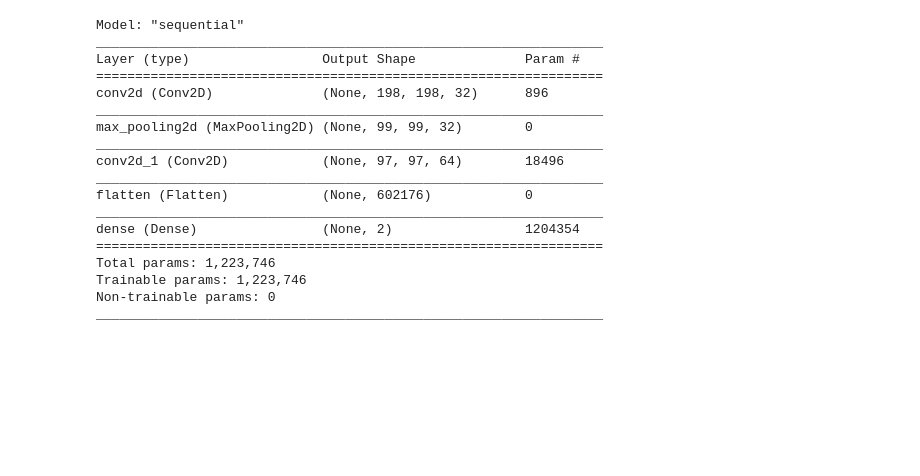
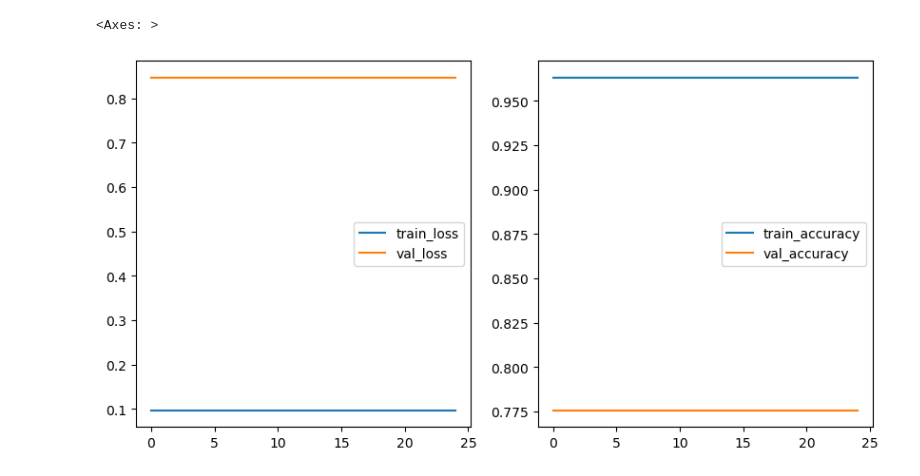
Before and after one commit to kmcneil901/Chest-X-Rays-Pneumonia-CNN, a Jupyter notebook: test.ipynb, the cells around one changed output. Saved outputs shown, nothing was run; the diff lists cells and outputs as text; code cells hidden in the pictures; blank space fills up the shorter version.

```diff
--- a/test.ipynb
+++ b/test.ipynb
@@ -64,0 +62,21 @@ plt.imshow(train_images[3])
+# %%
+#try with only flat/dense
+#FSM
+model = models.Sequential()
+
+model.add(Conv2D(filters=32,
+                        kernel_size=(3, 3),
+                        activation='sigmoid',
+                        input_shape=(200, 200, 3)))
+
+model.add(MaxPooling2D(pool_size=(2, 2)))
+
+model.add(Flatten())
+model.add(Dense(1, activation='sigmoid'))
+
+model.summary()
+
+
+model.compile(optimizer='adam',
+              loss='binary_crossentropy',
+              metrics=['accuracy'])
@@ -64,0 +100,2 @@ plt.imshow(train_images[3])
+# %%
+fsm=model.fit(train_images.numpy(), train_labels.numpy(), initial_epoch=0, epochs = 25, batch_size = 64)
@@ -64,0 +120,3 @@ plt.imshow(train_images[3])
+# %%
+train_loss, train_acc = model.evaluate(train_images.numpy(), train_labels.numpy())
+test_loss, test_acc = model.evaluate(test_images.numpy(), test_labels.numpy())
@@ -65 +126,11 @@ plt.imshow(train_images[3])
+# %%
+fig, (ax1, ax2) = plt.subplots(1, 2, figsize=(10, 5))
+sns.lineplot(x=fsm.epoch, y=train_loss, ax=ax1, label='train_loss')
+sns.lineplot(x=fsm.epoch, y=train_acc, ax=ax2, label='train_accuracy')
+
+sns.lineplot(x=fsm.epoch, y=test_loss, ax=ax1, label='val_loss')
+sns.lineplot(x=fsm.epoch, y=test_acc, ax=ax2, label='val_accuracy')
+# %% [output]
+<Axes: >
+[figure, added]
 # %%
@@ -79,21 +149,0 @@ model.add(layers.Dense(2, activation='softmax'))
-# %%
-model.summary()
-# %% [output]
-Model: "sequential"
-_________________________________________________________________
-Layer (type)                 Output Shape              Param #
-=================================================================
-conv2d (Conv2D)              (None, 198, 198, 32)      896
-_________________________________________________________________
-max_pooling2d (MaxPooling2D) (None, 99, 99, 32)        0
-_________________________________________________________________
-conv2d_1 (Conv2D)            (None, 97, 97, 64)        18496
-_________________________________________________________________
-flatten (Flatten)            (None, 602176)            0
-_________________________________________________________________
-dense (Dense)                (None, 2)                 1204354
-=================================================================
-Total params: 1,223,746
-Trainable params: 1,223,746
-Non-trainable params: 0
-_________________________________________________________________
```
Also changed, not shown: parts of 31 cells of this notebook.
